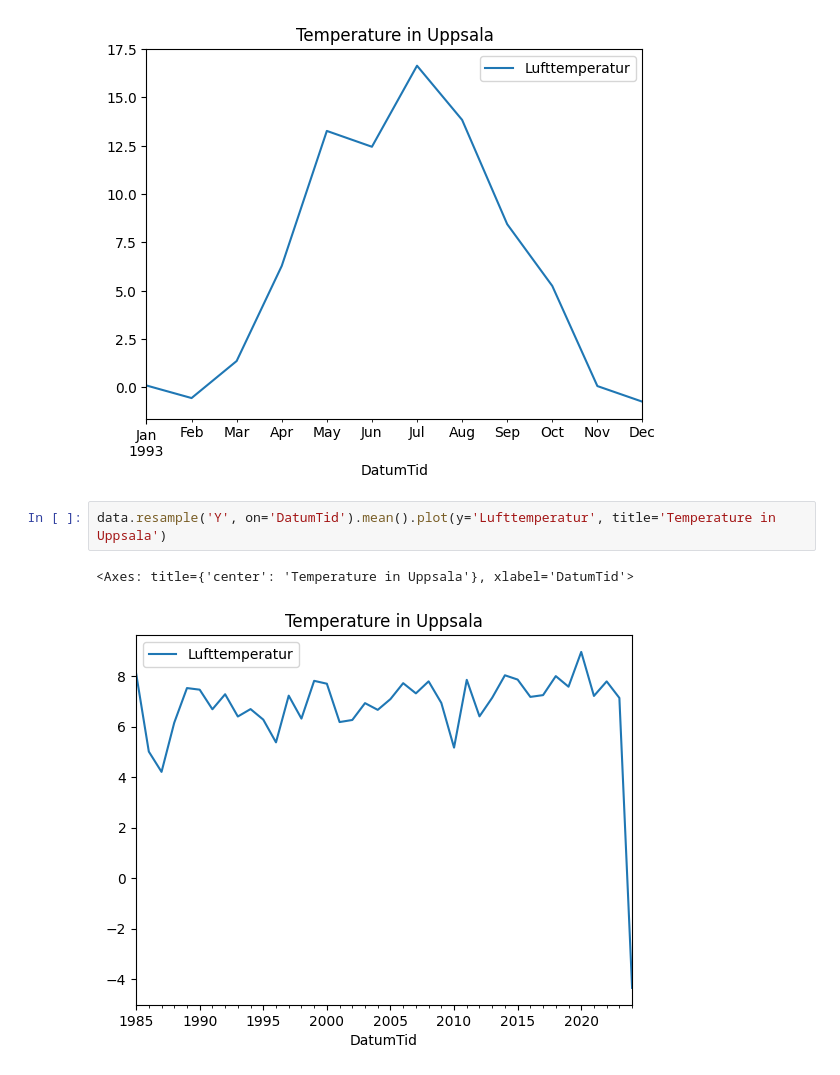
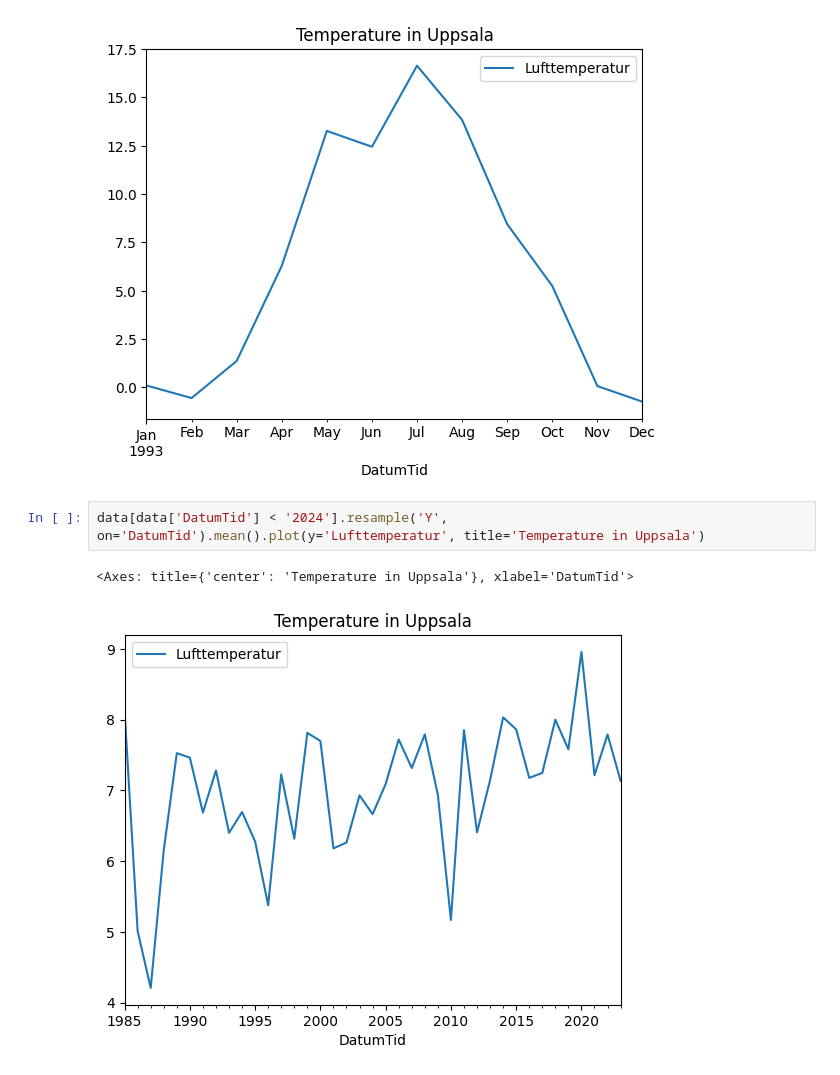
Before and after one commit to stiven88c/big-data-playground, a Jupyter notebook: project.ipynb, the cells around one changed output. Saved outputs shown, nothing was run; the diff lists cells and outputs as text.

```diff
--- a/project.ipynb
+++ b/project.ipynb
@@ -118,7 +118,7 @@ data_1993.resample('M', on='DatumTid').mean().plot(y='Lufttemperatur', title='Te
 <Axes: title={'center': 'Temperature in Uppsala'}, xlabel='DatumTid'>
 [figure]
 # %%
-data.resample('Y', on='DatumTid').mean().plot(y='Lufttemperatur', title='Temperature in Uppsala')
+data[data['DatumTid'] < '2024'].resample('Y', on='DatumTid').mean().plot(y='Lufttemperatur', title='Temperature in Uppsala')
 # %% [output]
 <Axes: title={'center': 'Temperature in Uppsala'}, xlabel='DatumTid'>
-[figure, old version]
+[figure, new version]
```
